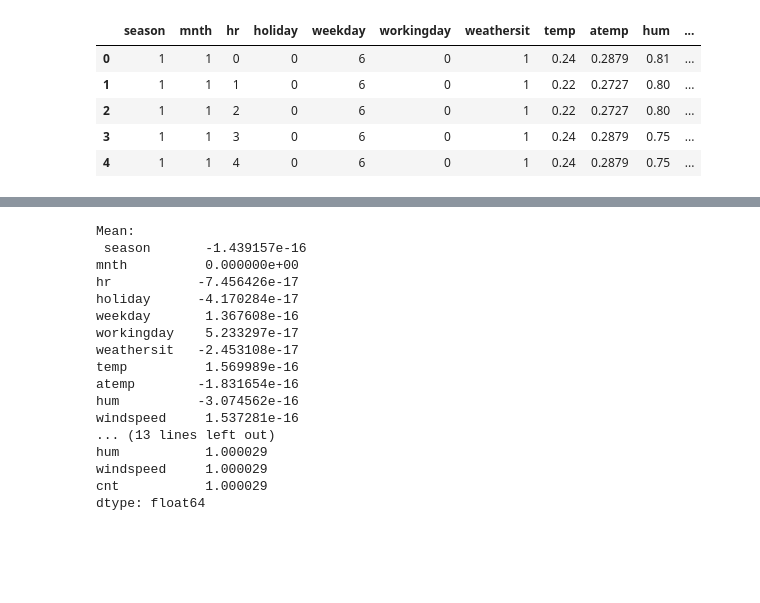
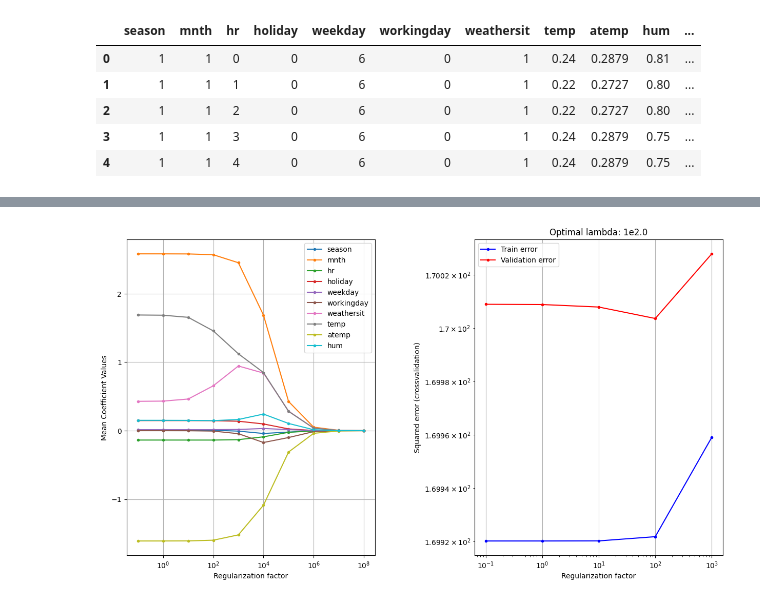
Before and after one commit to NicoloResmini/dtu-02450-projects, a Jupyter notebook: project_2/regression.ipynb, the cells around one changed output, grey strips where cells are left out. Drawn from its saved outputs; the diff is of its cells as text; code cells hidden in the pictures; blank space fills up the shorter version.

Commit message:
Add regularization with plots (Regression a, 2)

```diff
--- a/project_2/regression.ipynb
+++ b/project_2/regression.ipynb
@@ -34,7 +34,7 @@ df.head()
 | 4 | 1 | 1 | 4 | 0 | 6 | 0 | 1 | 0.24 | 0.2879 | 0.75 | ... |
 # %%
 # Format data like exercises
-
-X = df.values
+X = df.drop(columns=['cnt']).values
 N, M = X.shape
-attributeNames = df.columns.tolist()
+y = df['cnt'].values
+attributeNames = df.columns.drop('cnt').tolist()
@@ -79,27 +45,48 @@ from sklearn.preprocessing import StandardScaler
 scaler = StandardScaler()
 X = scaler.fit_transform(X)
 df = pd.DataFrame(X, columns=attributeNames)
-# %%
-mean = df.mean()
-std_dev = df.std()
-
-print("Mean:\n", mean)
-print("\nStandard Deviation:\n", std_dev)
-# %% [output]
-Mean:
- season       -1.439157e-16
-mnth          0.000000e+00
-hr           -7.456426e-17
-holiday      -4.170284e-17
-weekday       1.367608e-16
-workingday    5.233297e-17
-weathersit   -2.453108e-17
-temp          1.569989e-16
-atemp        -1.831654e-16
-hum          -3.074562e-16
-windspeed     1.537281e-16
-... (13 lines left out)
-hum           1.000029
-windspeed     1.000029
-cnt           1.000029
-dtype: float64
+# %%
+from matplotlib.pylab import (figure, semilogx, loglog, xlabel, ylabel, legend,
+                           title, subplot, show, grid)
+import numpy as np
+from scipy.io import loadmat
+import sklearn.linear_model as lm
+from sklearn import model_selection
+from toolbox_02450 import rlr_validate
+
+
+## Crossvalidation
+# Create crossvalidation partition for evaluation
+K = 10
+CV = model_selection.KFold(K, shuffle=True)
+
+# Values of lambda
+lambdas = np.power(10.,range(-1,9))
+
+# get optimal lambda and errors
+opt_val_err, opt_lambda, mean_w_vs_lambda, train_err_vs_lambda, test_err_vs_lambda = rlr_validate(X, y, lambdas, K)
+
+# Display the results for the last cross-validation fold
+figure(figsize=(15,8))
+subplot(1,2,1)
+semilogx(lambdas,mean_w_vs_lambda.T[:,1:],'.-') # Don't plot the bias term
+xlabel('Regularization factor')
+ylabel('Mean Coefficient Values')
+grid()
+# You can choose to display the legend, but it's omitted for a cleaner
+# plot, since there are many attributes
+legend(attributeNames, loc='best')
+
+plt.subplots_adjust(wspace=0.4, hspace=1.4)  # You can adjust the values for more or less space
+
+subplot(1,2,2)
+title('Optimal lambda: 1e{0}'.format(np.log10(opt_lambda)))
+# plotting in range -1,4 for optimal visualization
+loglog(lambdas[:5],train_err_vs_lambda.T[:5],'b.-',lambdas[:5],test_err_vs_lambda.T[:5],'r.-')
+xlabel('Regularization factor')
+ylabel('Squared error (crossvalidation)')
+legend(['Train error','Validation error'])
+grid()
+savefig('res/plots/lambda.png')
+# %% [output]
+[figure, added]
```
Also changed, not shown: parts of 4 cells of this notebook, 1 other file.
